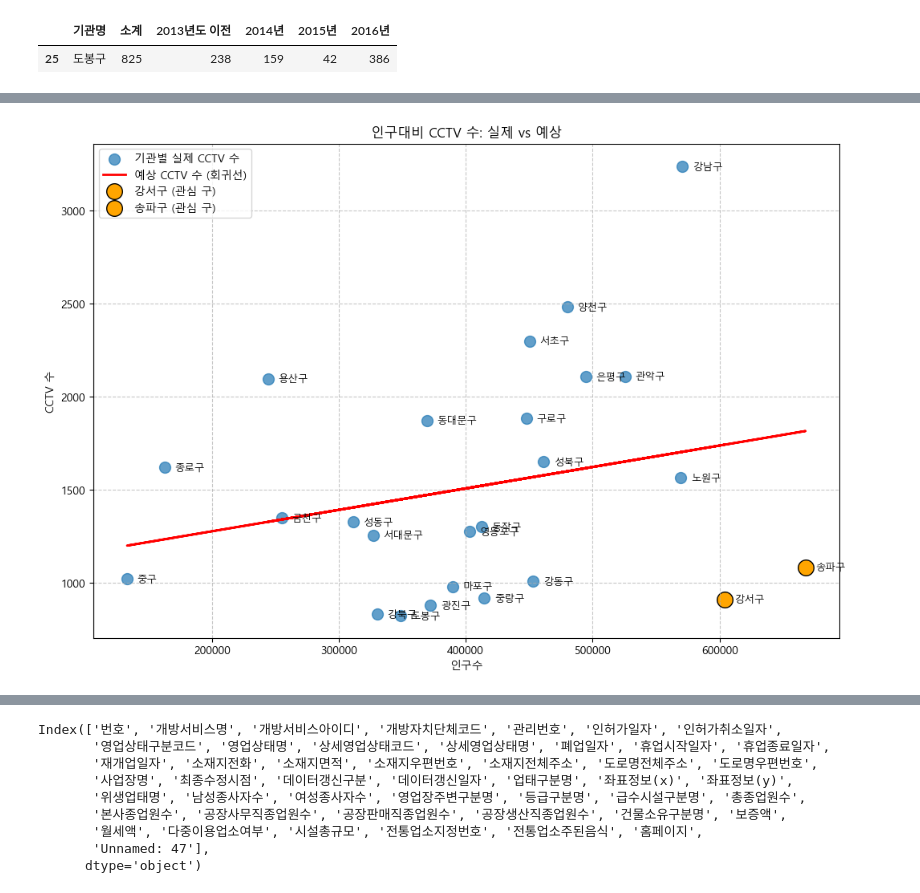
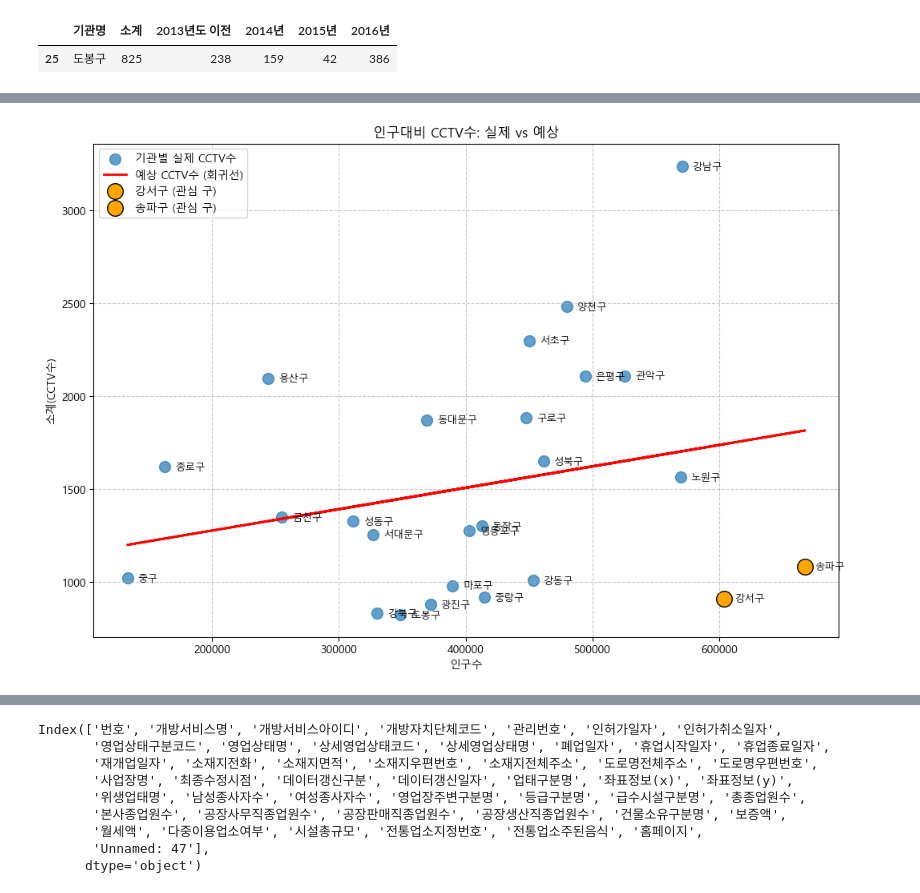
Before and after one commit to jeonggga/SESAC3_Study, a Jupyter notebook: 251130_data_analysis_and_graphs.ipynb, the cells around one changed output, grey strips where cells are left out. Drawn from its saved outputs; the diff is of its cells as text; code cells hidden in the pictures.

```diff
--- a/251130_data_analysis_and_graphs.ipynb
+++ b/251130_data_analysis_and_graphs.ipynb
@@ -40,8 +40,11 @@ cctv_result_data
 | 23 | 중구 | 1023 | 147.699758 | 133240.0 | 124312.0 | 8928.0 | 20764.0 | 6.700690 | 15.583909 | 0.767787 |
 | 24 | 중랑구 | 916 | 79.960707 | 414503.0 | 409882.0 | 4621.0 | 56774.0 | 1.114829 | 13.696885 | 0.220988 |
 # %%
-# --- cctv 수 컬럼 추가 ---
+# --- cctv 수 계산 방법 ---
+# cctv_result_data['CCTV수'] = (cctv_result_data['CCTV비율'] / 100) * cctv_result_data['인구수']
 
-cctv_result_data['CCTV수'] = (cctv_result_data['CCTV비율'] / 100) * cctv_result_data['인구수']
+
+# --- 인구대비 CCTV 비율(1000명당) 컬럼 추가 ---
+cctv_result_data['인구대비 CCTV비율'] = cctv_result_data['CCTV비율'] * 10
 cctv_result_data
 # %% [output]
@@ -470,7 +473,7 @@ plt.show()
 # --- 구별 인구수와 CCTV수 비교 그래프 ---
 
 # 필요한 3개 컬럼만 선택하여 새로운 DataFrame 생성
-population_cctv_count_data = cctv_result_data[['구별', '인구수', 'CCTV수']]
+population_cctv_count_data = cctv_result_data[['구별', '소계', '인구수']]
 
 # 그래프의 크기를 가로 10, 세로 8로 설정
 plt.figure(figsize=(12, 8))
@@ -478,7 +481,7 @@ plt.figure(figsize=(12, 8))
 # 산점도(scatter plot) 생성
 plt.scatter(
     population_cctv_count_data['인구수'],   # X축: 인구수
-    population_cctv_count_data['CCTV수'],   # Y축: CCTV 수
+    population_cctv_count_data['소계'],   # Y축: 소계
     s=100,                                  # 점의 크기
     alpha=0.7                                # 점의 투명도
 )
@@ -490,8 +493,8 @@ for i in range(len(population_cctv_count_data)):
     plt.text(
         # 텍스트가 표시될 X좌표 (인구수) + 6000: 점에서 약간 오른쪽으로 이동하여 겹침 방지
         population_cctv_count_data.iloc[i]['인구수'] + 8000,
-        # 텍스트가 표시될 Y좌표 (CCTV 수) -30: 점보다 약간 아래로 이동
-        population_cctv_count_data.iloc[i]['CCTV수'] - 30,
+        # 텍스트가 표시될 Y좌표 (소계) -30: 점보다 약간 아래로 이동
+        population_cctv_count_data.iloc[i]['소계'] - 30,
         # 표시할 텍스트: 각 구의 이름
         population_cctv_count_data.iloc[i]['구별'],
         fontsize=9,          # 글자 크기 설정
@@ -502,7 +505,7 @@ for i in range(len(population_cctv_count_data)):
 
 
 plt.xlabel('인구수')    # X축 레이블
-plt.ylabel('CCTV 수')   # Y축 레이블
+plt.ylabel('소계(CCTV수)')   # Y축 레이블
 plt.title('구별 인구수와 CCTV수의 상관 관계')   # 그래프 제목
 plt.grid(True, linestyle='--', alpha=0.7)  # 격자 표시 (점선, 투명도 0.7)
 
@@ -512,6 +515,6 @@ plt.show()
 # ------------------------------------------------------------
 #     아래 그래프를 확인해보면
 #     인구수가 많은 강서구와 송파구는 강남구에 비해
-#     CCTV 수가 매우 적다는 것을 알 수 있었음
+#     CCTV수가 매우 적다는 것을 알 수 있었음
 # ------------------------------------------------------------
 # %% [output]
@@ -522,7 +525,10 @@ plt.show()
 #     예상 CCTV수는 어떻게 되어야하나?
 # ------------------------------------------------------------
 # %%
-# --- 강서구와 송파구의 CCTV 수: 실제 vs 예상 ---
+# ------------------------------------------------------------
+#     강서구와 송파구의 CCTV수: 실제 vs 예상
+# ------------------------------------------------------------
+
 
 # 관심 구 리스트 설정
 highlight_gu = ['강서구', '송파구']
@@ -530,22 +536,22 @@ highlight_gu = ['강서구', '송파구']
 
 # 전체 데이터
 x = cctv_result_data['인구수']   # X축: 각 구의 인구수
-y = cctv_result_data['CCTV수']  # Y축: 각 구의 CCTV 수
+y = cctv_result_data['소계']  # Y축: 각 구의 소계
 
-# 선형 회귀선 계산 (예상 CCTV 수)
+# 선형 회귀선 계산 (예상 CCTV수)
 m, b = np.polyfit(x, y, 1)      # 1차 회귀선 계산: y = m*x + b
-y_pred = m * x + b               # 각 구의 인구수에 대한 예상 CCTV 수
+y_pred = m * x + b               # 각 구의 인구수에 대한 예상 CCTV수
 
 # 그래프 생성
 plt.figure(figsize=(12, 8))      # 그래프 크기 설정 (가로 12인치, 세로 8인치)
 
 # 전체 데이터 산점도
-plt.scatter(x, y, s=100, alpha=0.7, label='기관별 실제 CCTV 수')
+plt.scatter(x, y, s=100, alpha=0.7, label='기관별 실제 CCTV수')
 # s=100 : 점 크기, alpha=0.7 : 투명도, label : 범례 이름
 
 # 회귀선
-plt.plot(x, y_pred, color='red', linewidth=2, label='예상 CCTV 수 (회귀선)')
-# 인구수 대비 예상 CCTV 수를 빨간 선으로 표시
+plt.plot(x, y_pred, color='red', linewidth=2, label='예상 CCTV수 (회귀선)')
+# 인구수 대비 예상 CCTV수를 빨간 선으로 표시
 # linewidth=2 : 선 두께, label : 범례 이름
 
 
@@ -557,46 +563,46 @@ for gu in highlight_gu:
     # 관심 구 점 강조
     plt.scatter(
         cctv_result_data.loc[target_index, '인구수'],   # X좌표: 인구수
-        cctv_result_data.loc[target_index, 'CCTV수'],   # Y좌표: CCTV 수
+        cctv_result_data.loc[target_index, '소계'],   # Y좌표: CCTV 수
         s=200,                                         # 점 크기
         color='orange',                                # 점 색상
         edgecolor='black',                             # 점 테두리 색
         label=f'{gu} (관심 구)'                                  # 범례 표시
     )
 
 
 # 구 이름 레이블 표시 (간격 조정으로 겹침 최소화)
 for i in range(len(cctv_result_data)):
     plt.text(
         x[i] + 8000,        # X좌표: 점보다 약간 오른쪽으로 이동
         y[i] - 30,          # Y좌표: 점보다 약간 아래로 이동
         cctv_result_data.iloc[i]['구별'],   # 구 이름 가져오기
         fontsize=9,          # 글자 크기
         ha='left',           # 수평 정렬: 왼쪽
         va='bottom'          # 수직 정렬: 아래쪽
     )
 
 
 plt.xlabel('인구수')  # X축 레이블
-plt.ylabel('CCTV 수') # Y축 레이블
-plt.title('인구대비 CCTV 수: 실제 vs 예상')  # 그래프 제목
+plt.ylabel('소계(CCTV수)') # Y축 레이블
+plt.title('인구대비 CCTV수: 실제 vs 예상')  # 그래프 제목
 plt.legend()           # 범례 표시
 plt.grid(True, linestyle='--', alpha=0.7)  # 격자 표시 (점선, 투명도 0.7)
 
 plt.show()
 
 
 # ------------------------------------------------------------
-#     빨간 선은 인구수 대비 평균적인 CCTV 수 추세를 보여줌
-#     실제 CCTV 수(y)와 비교하면,
+#     빨간 선은 인구수 대비 평균적인 CCTV수 추세를 보여줌
+#     실제 CCTV수(y)와 비교하면,
 #     빨간 선 위에 있으면 예상보다 많음
 #     빨간 선 아래에 있으면 예상보다 적음
 # ------------------------------------------------------------
 #     송파구와 강서구는 현재 CCTV 수는 인구 대비 평균보다 적은 상태
-#     즉, 빨간 선 위로 올라가야 인구 대비 적정(예상) CCTV 수가 됨
+#     즉, 빨간 선 위로 올라가야 인구 대비 적정(예상) CCTV수가 됨
 # ------------------------------------------------------------
 # %% [output]
-[figure, old version]
+[figure, new version]
 # %%
 restaurant_data = pd.read_csv('./data/서울특별시_일반음식점.csv', encoding="cp949")
 restaurant_data
```
Also changed, not shown: parts of 40 cells of this notebook.
